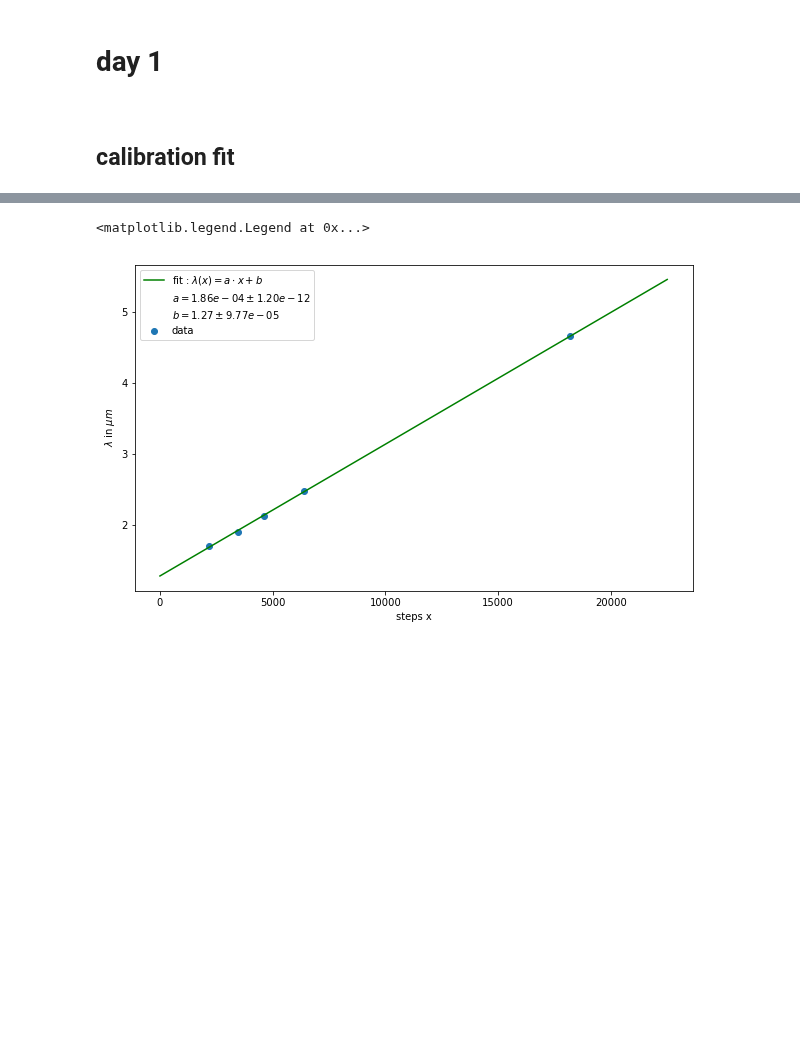
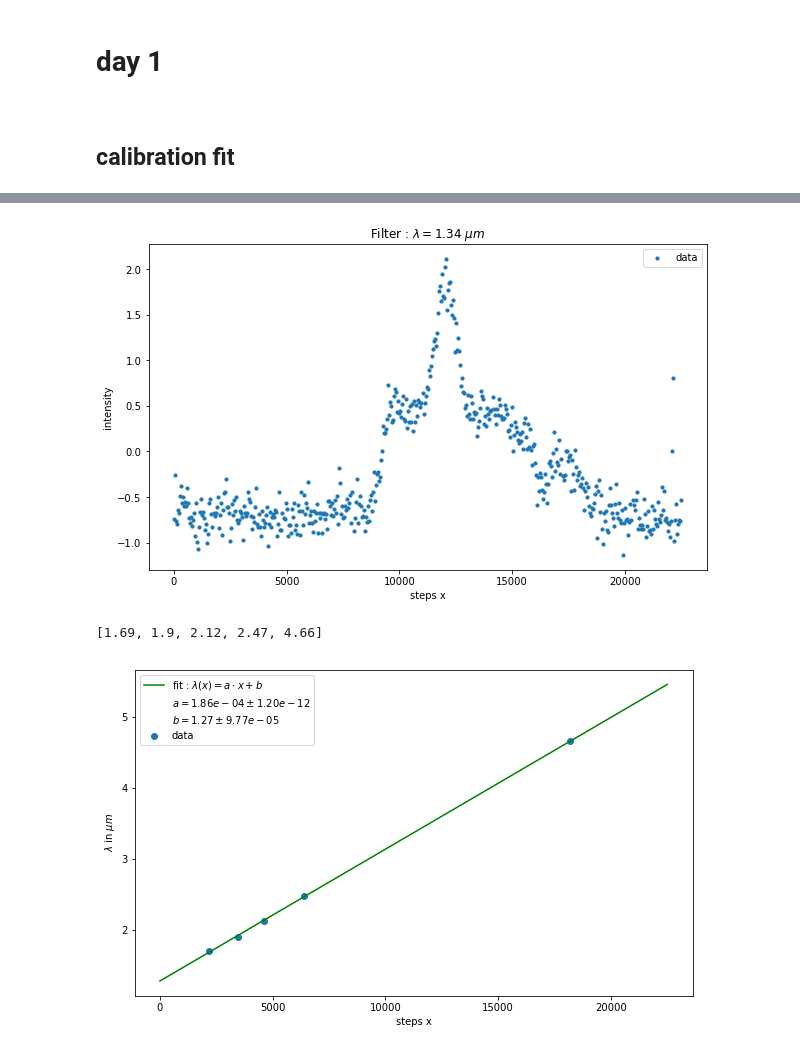
Before and after one commit to NlKLas/PyRePo, a Jupyter notebook: V30/V30.ipynb, the cells around one changed output, grey strips where cells are left out. Drawn from its saved outputs; the diff is of its cells as text; code cells hidden in the pictures; blank space fills up the shorter version.

```diff
--- a/V30/V30.ipynb
+++ b/V30/V30.ipynb
@@ -107,3 +137,13 @@ for i in range(1,6):
+# %%
+fig,ax = plt.subplots(figsize=(10,6))
+ax.scatter(stepsCal[0],intensityCal[0],s=10,label="data")
+ax.set_xlabel("steps x")
+ax.set_ylabel("intensity")
+ax.set_title("Filter : $\lambda = $"+str(lFilter[0])+" $\mu m$")
+ax.legend(loc="best")
+fig.savefig("f1.34.pdf")
+# %% [output]
+[figure, added]
 # %%
 #linear fit of steps and wavelength
 popt,pcov = curve_fit(g,stepsMax,lFilter[1:])
@@ -121,8 +161,11 @@ ax.set_ylabel("$\lambda$ in $\mu m$")
 ax.plot(t[0],g(t[0],*popt),lw=0,label="$a = %0.2e \pm %0.2e$"%(popt[0],np.diag(pcov)[0]))
 ax.plot(t[0],g(t[0],*popt),lw=0,label="$b= %0.2f \pm %0.2e$"%(popt[1],np.diag(pcov)[1]))
 ax.legend(loc="best")
+fig.savefig("cal.pdf")
+
+lFilter[1:]
 # %% [output]
-<matplotlib.legend.Legend at 0x...>
+[1.69, 1.9, 2.12, 2.47, 4.66]
 [figure]
 # %%
 #calculate the wavelength for a given step
```
Also changed, not shown: parts of 8 cells of this notebook, 22 other files.
